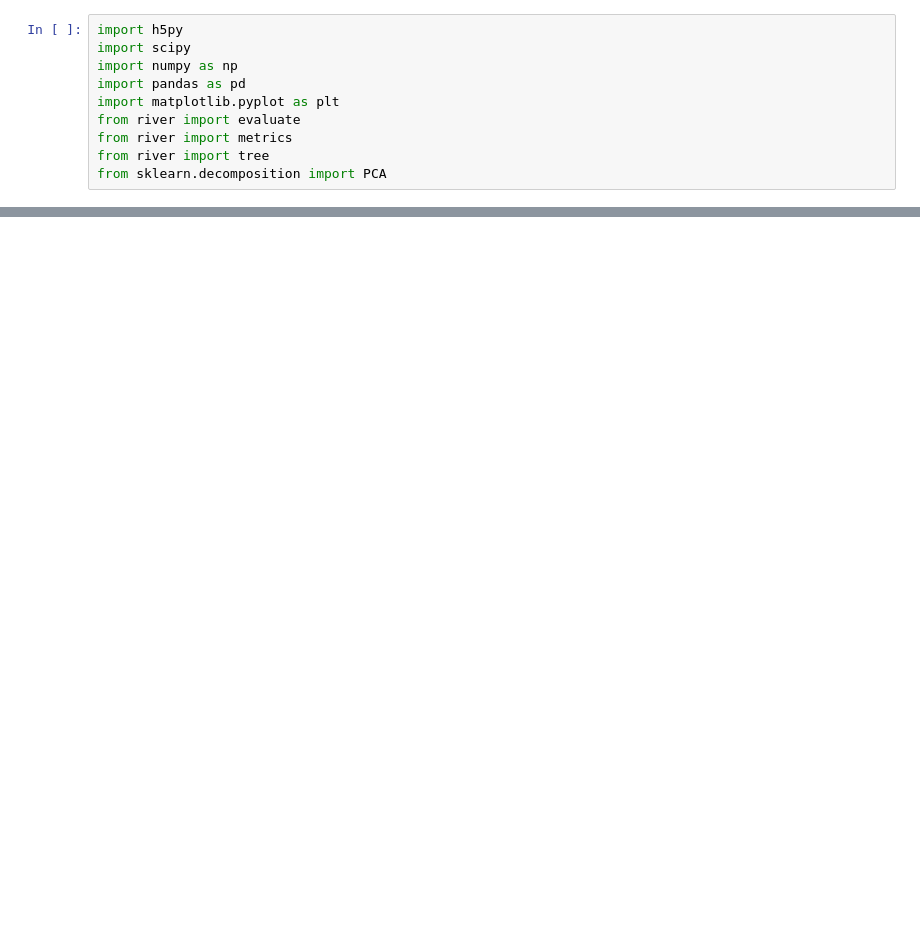
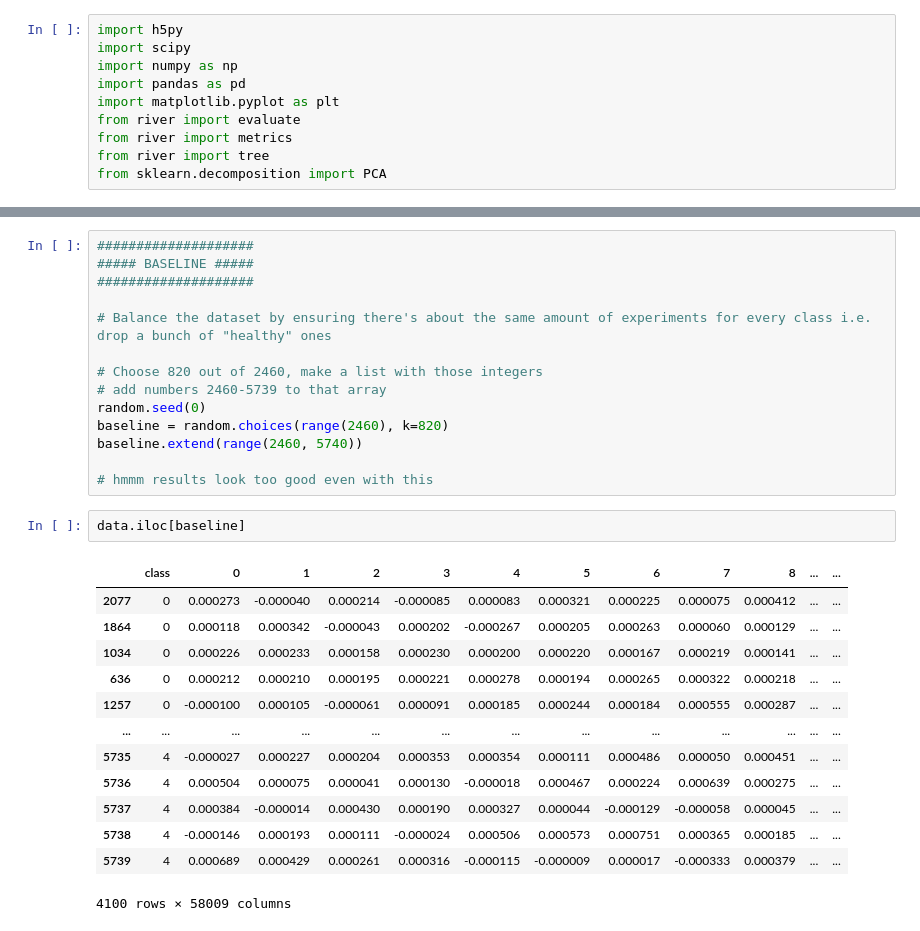
Before and after one commit to compi-migui/tfg-scratchpad, a Jupyter notebook: notebooks/001-data-loading.ipynb, the cells around one changed output, grey strips where cells are left out. Cells and saved outputs as stored; diff of their text form; blank space fills up the shorter version.

```diff
--- a/notebooks/001-data-loading.ipynb
+++ b/notebooks/001-data-loading.ipynb
@@ -122,0 +97,30 @@ plt.show()
+# %%
+####################
+##### BASELINE #####
+####################
+
+# Balance the dataset by ensuring there's about the same amount of experiments for every class i.e. drop a bunch of "healthy" ones
+
+# Choose 820 out of 2460, make a list with those integers
+# add numbers 2460-5739 to that array
+random.seed(0)
+baseline = random.choices(range(2460), k=820)
+baseline.extend(range(2460, 5740))
+
+# hmmm results look too good even with this
+# %%
+data.iloc[baseline]
+# %% [output]
+|  | class | 0 | 1 | 2 | 3 | 4 | 5 | 6 | 7 | 8 | ... | ... |
+| 2077 | 0 | 0.000273 | -0.000040 | 0.000214 | -0.000085 | 0.000083 | 0.000321 | 0.000225 | 0.000075 | 0.000412 | ... | ... |
+| 1864 | 0 | 0.000118 | 0.000342 | -0.000043 | 0.000202 | -0.000267 | 0.000205 | 0.000263 | 0.000060 | 0.000129 | ... | ... |
+| 1034 | 0 | 0.000226 | 0.000233 | 0.000158 | 0.000230 | 0.000200 | 0.000220 | 0.000167 | 0.000219 | 0.000141 | ... | ... |
+| 636 | 0 | 0.000212 | 0.000210 | 0.000195 | 0.000221 | 0.000278 | 0.000194 | 0.000265 | 0.000322 | 0.000218 | ... | ... |
+| 1257 | 0 | -0.000100 | 0.000105 | -0.000061 | 0.000091 | 0.000185 | 0.000244 | 0.000184 | 0.000555 | 0.000287 | ... | ... |
+| ... | ... | ... | ... | ... | ... | ... | ... | ... | ... | ... | ... | ... |
+| 5735 | 4 | -0.000027 | 0.000227 | 0.000204 | 0.000353 | 0.000354 | 0.000111 | 0.000486 | 0.000050 | 0.000451 | ... | ... |
+| 5736 | 4 | 0.000504 | 0.000075 | 0.000041 | 0.000130 | -0.000018 | 0.000467 | 0.000224 | 0.000639 | 0.000275 | ... | ... |
+| 5737 | 4 | 0.000384 | -0.000014 | 0.000430 | 0.000190 | 0.000327 | 0.000044 | -0.000129 | -0.000058 | 0.000045 | ... | ... |
+| 5738 | 4 | -0.000146 | 0.000193 | 0.000111 | -0.000024 | 0.000506 | 0.000573 | 0.000751 | 0.000365 | 0.000185 | ... | ... |
+| 5739 | 4 | 0.000689 | 0.000429 | 0.000261 | 0.000316 | -0.000115 | -0.000009 | 0.000017 | -0.000333 | 0.000379 | ... | ... |
+4100 rows × 58009 columns
```
Also changed, not shown: parts of 20 cells of this notebook.
